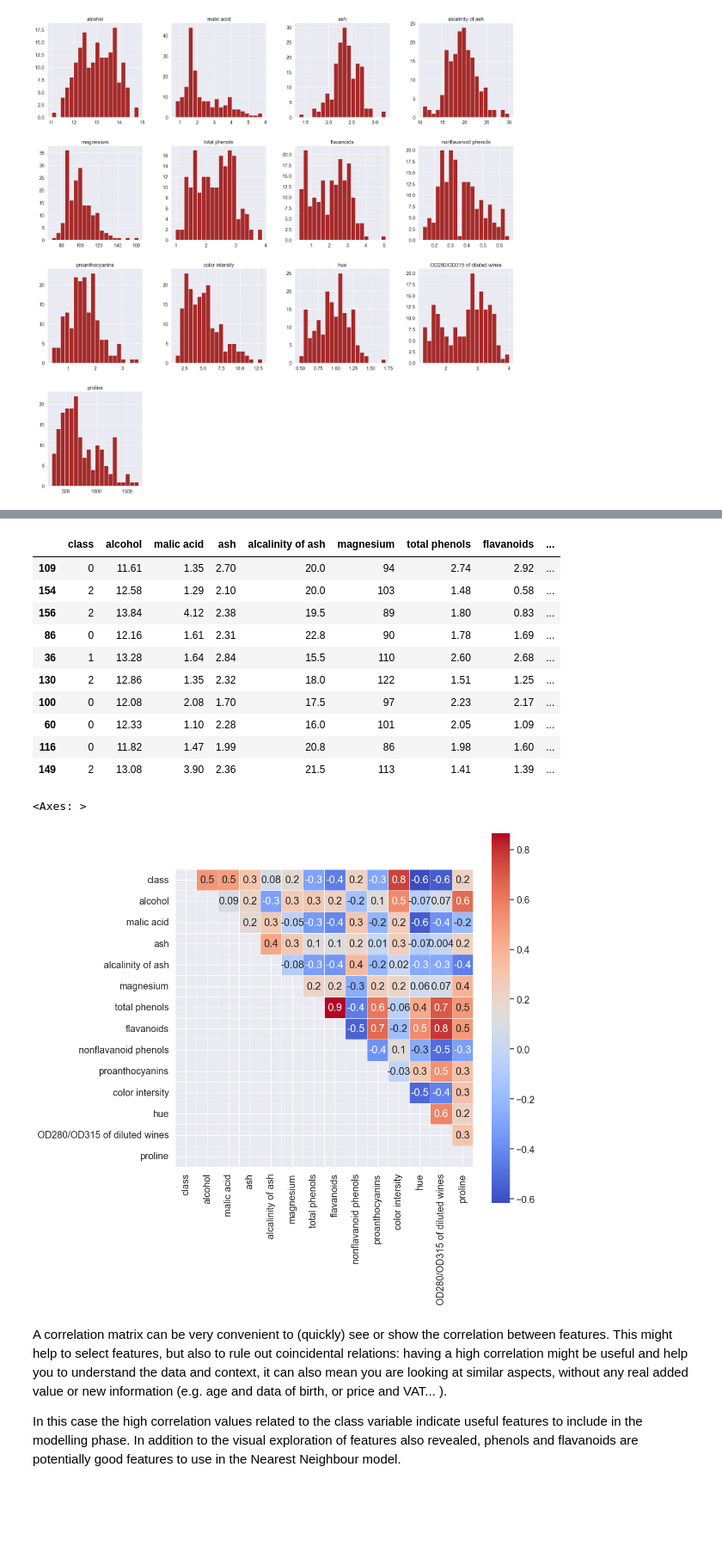
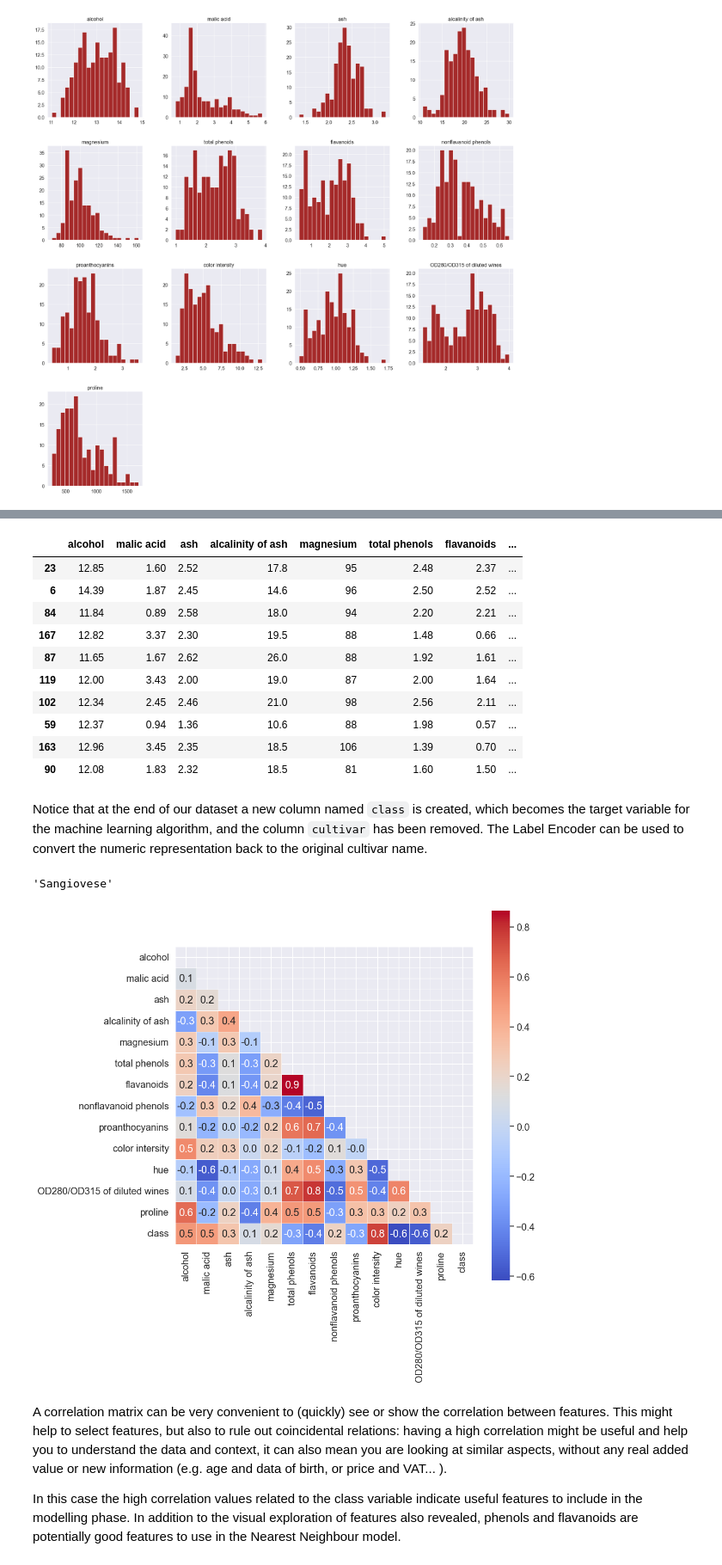
Before and after one commit to DimitarMalamski/wine-categorizer, a Jupyter notebook: wine-categorizer.ipynb, the cells around one changed output, grey strips where cells are left out. Shown at 86% size. Drawn from its saved outputs; the diff is of its cells as text; code cells hidden in the pictures; blank space fills up the shorter version.

```diff
--- a/wine-categorizer.ipynb
+++ b/wine-categorizer.ipynb
@@ -199,30 +185,34 @@ It is clearly visible in the boxplots above, that scaling is required to compare
 # %%
 from sklearn import preprocessing
 encoder = preprocessing.LabelEncoder()
-df["class"] = encoder.fit_transform(df["class"])
+df["class"] = encoder.fit_transform(df["cultivar"])
+df.drop("cultivar", axis=1, inplace=True)
 df.sample(10)
 # %% [output]
-|  | class | alcohol | malic acid | ash | alcalinity of ash | magnesium | total phenols | flavanoids | ... |
-| 109 | 0 | 11.61 | 1.35 | 2.70 | 20.0 | 94 | 2.74 | 2.92 | ... |
-| 154 | 2 | 12.58 | 1.29 | 2.10 | 20.0 | 103 | 1.48 | 0.58 | ... |
-| 156 | 2 | 13.84 | 4.12 | 2.38 | 19.5 | 89 | 1.80 | 0.83 | ... |
-| 86 | 0 | 12.16 | 1.61 | 2.31 | 22.8 | 90 | 1.78 | 1.69 | ... |
-| 36 | 1 | 13.28 | 1.64 | 2.84 | 15.5 | 110 | 2.60 | 2.68 | ... |
-| 130 | 2 | 12.86 | 1.35 | 2.32 | 18.0 | 122 | 1.51 | 1.25 | ... |
-| 100 | 0 | 12.08 | 2.08 | 1.70 | 17.5 | 97 | 2.23 | 2.17 | ... |
-| 60 | 0 | 12.33 | 1.10 | 2.28 | 16.0 | 101 | 2.05 | 1.09 | ... |
-| 116 | 0 | 11.82 | 1.47 | 1.99 | 20.8 | 86 | 1.98 | 1.60 | ... |
-| 149 | 2 | 13.08 | 3.90 | 2.36 | 21.5 | 113 | 1.41 | 1.39 | ... |
+|  | alcohol | malic acid | ash | alcalinity of ash | magnesium | total phenols | flavanoids | ... |
+| 23 | 12.85 | 1.60 | 2.52 | 17.8 | 95 | 2.48 | 2.37 | ... |
+| 6 | 14.39 | 1.87 | 2.45 | 14.6 | 96 | 2.50 | 2.52 | ... |
+| 84 | 11.84 | 0.89 | 2.58 | 18.0 | 94 | 2.20 | 2.21 | ... |
+| 167 | 12.82 | 3.37 | 2.30 | 19.5 | 88 | 1.48 | 0.66 | ... |
+| 87 | 11.65 | 1.67 | 2.62 | 26.0 | 88 | 1.92 | 1.61 | ... |
+| 119 | 12.00 | 3.43 | 2.00 | 19.0 | 87 | 2.00 | 1.64 | ... |
+| 102 | 12.34 | 2.45 | 2.46 | 21.0 | 98 | 2.56 | 2.11 | ... |
+| 59 | 12.37 | 0.94 | 1.36 | 10.6 | 88 | 1.98 | 0.57 | ... |
+| 163 | 12.96 | 3.45 | 2.35 | 18.5 | 106 | 1.39 | 0.70 | ... |
+| 90 | 12.08 | 1.83 | 2.32 | 18.5 | 81 | 1.60 | 1.50 | ... |
+# %% [markdown]
+Notice that at the end of our dataset a new column named `class` is created, which becomes the target variable for the machine learning algorithm, and the column `cultivar` has been removed. The Label Encoder can be used to convert the numeric representation back to the original cultivar name.
+# %%
+name = encoder.classes_[1]
+name
+# %% [output]
+'Sangiovese'
 # %%
+c = df.corr()
 plt.figure(figsize=(10, 10))
-# to leave out double values in the matrix, you can create a maskfor  the lower half of the matrix
-mask = np.tril(df.corr())
-#create a correlation matrix, specificing the color scheme, displaying the values in the cells, ...
-# check https://seaborn.pydata.org/generated/seaborn.heatmap.html for all parameters and settings.
-sns.heatmap(df.corr(), cmap="coolwarm", annot=True, fmt='.1g', linewidth=.5, square=True, mask=mask)
+plot = sns.heatmap(c, cmap="coolwarm", annot=True, fmt='.1f', linewidth=.5, square=True, mask=np.triu(c))
 # %% [output]
-<Axes: >
-[figure, old version]
+[figure, new version]
 # %% [markdown]
 A correlation matrix can be very convenient to (quickly) see or show the correlation between features. This might help to select features, but also to rule out coincidental relations: having a high correlation might be useful and help you to understand the data and context, it can also mean you are looking at similar aspects, without any real added value or new information (e.g. age and data of birth, or price and VAT... ).
 
```
Also changed, not shown: parts of 17 cells of this notebook, 1 other file.
